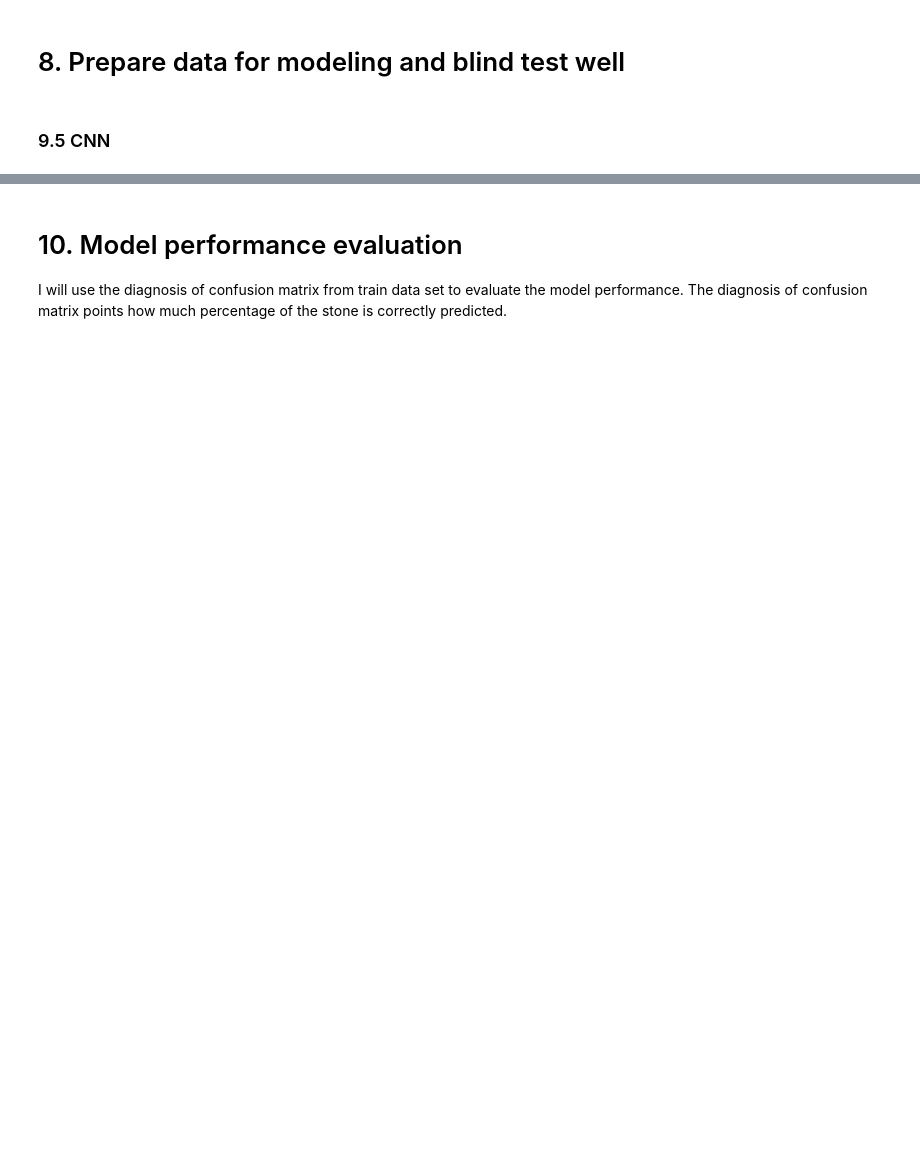
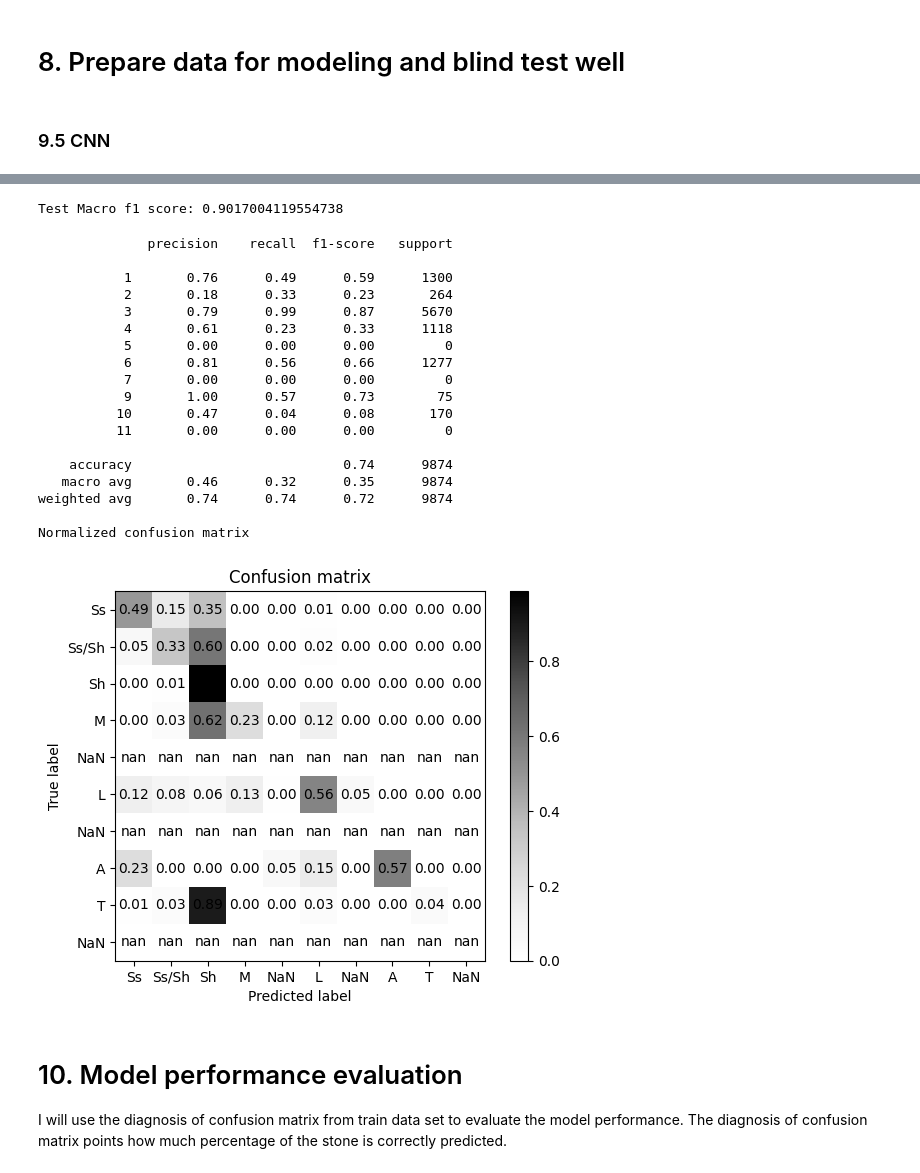
Before and after one commit to igorjssouza/Facies-Classification-in-Well-Log, a Jupyter notebook: NorthSeaLongWell.ipynb, the cells around one changed output, grey strips where cells are left out. Drawn from its saved outputs; the diff is of its cells as text; code cells hidden in the pictures; blank space fills up the shorter version.

```diff
--- a/NorthSeaLongWell.ipynb
+++ b/NorthSeaLongWell.ipynb
@@ -637,7 +1013,7 @@ def build_gru_model():
     # Dense Layers
     model_gru.add(Dense(512, activation='relu'))
     model_gru.add(Dropout(0.2))
-    model_gru.add(Dense(11, activation='softmax'))
+    model_gru.add(Dense(12, activation='softmax'))
 
     # Model Compilation
     optimizer_aux = tf.keras.optimizers.Adam()
@@ -678,12 +1117,35 @@ plot_confusion_matrix(cm_test_gru, training_features, normalize=True)
 # %%
 microF1_test_gru = f1_score(y_test, pred_test_gru, average='micro')
 print('Test Macro f1 score:', microF1_test_gru)
+# %% [output]
+Test Macro f1 score: 0.9017004119554738
 # %%
 pred_blind_gru = model_gru.predict(X_blind_reshaped)
 pred_blind_gru = tf.argmax(pred_blind_gru, axis=1)
 print(classification_report(y_blind, pred_blind_gru))
 cm_gru = confusion_matrix(y_blind, pred_blind_gru)
-plot_confusion_matrix(cm_gru, training_features, normalize=True)
+list_blind_full =   ['Ss','Ss/Sh','Sh','M','NaN','L','NaN','A','T','NaN']
+plot_confusion_matrix(cm_gru, list_blind_full, normalize=True)
+# %% [output]
+              precision    recall  f1-score   support
+
+           1       0.76      0.49      0.59      1300
+           2       0.18      0.33      0.23       264
+           3       0.79      0.99      0.87      5670
+           4       0.61      0.23      0.33      1118
+           5       0.00      0.00      0.00         0
+           6       0.81      0.56      0.66      1277
+           7       0.00      0.00      0.00         0
+           9       1.00      0.57      0.73        75
+          10       0.47      0.04      0.08       170
+          11       0.00      0.00      0.00         0
+
+    accuracy                           0.74      9874
+   macro avg       0.46      0.32      0.35      9874
+weighted avg       0.74      0.74      0.72      9874
+
+Normalized confusion matrix
+[figure, added]
 # %%
 # from tensorflow.keras.layers import LSTM, Input, Dense
 # from tensorflow.keras.models import Model
```
Also changed, not shown: parts of 50 cells of this notebook.
